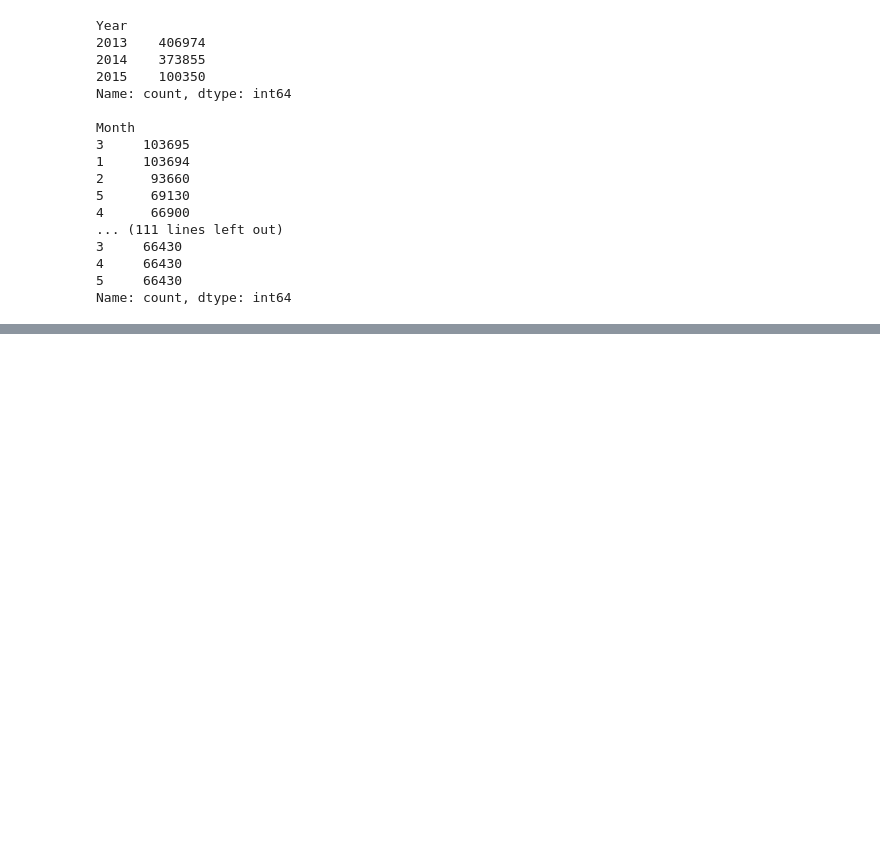
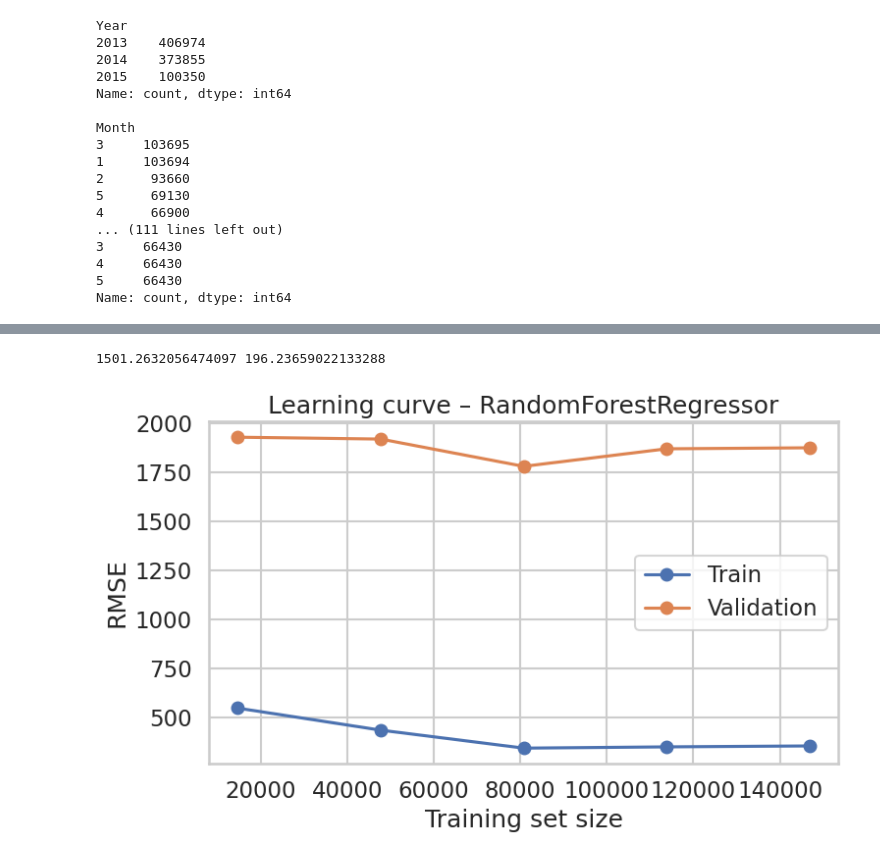
Before and after one commit to szymonczaja/Time-Series-Analysis, a Jupyter notebook: notebooks/02_feature_engineering.ipynb, the cells around one changed output, grey strips where cells are left out. Cells and saved outputs as stored; diff of their text form; code cells hidden in the pictures; blank space fills up the shorter version.

```diff
--- a/notebooks/02_feature_engineering.ipynb
+++ b/notebooks/02_feature_engineering.ipynb
@@ -219,6 +225,7 @@ class FeatureTransformer(BaseEstimator, TransformerMixin):
         self._calculate_months_since_promo2(X_copy)
         X_copy['Promo_SchoolHoliday_interaction'] = X_copy['Promo'] * X_copy['SchoolHoliday']
         X_copy['Promo_DayOfWeek_interaction'] = X_copy['Promo'] * X_copy['DayOfWeek']
+        X_copy['PromoInterval'] = X_copy['PromoInterval'].str.replace(',', '_')
         X_copy = X_copy.drop(columns=[
             "Date",
             "CompetitionOpenSinceMonth",
@@ -229,7 +236,8 @@ class FeatureTransformer(BaseEstimator, TransformerMixin):
             "CompetitionOpenSinceMonth_filled",
             "Promo2SinceYear_filled",
             "Promo2SinceWeek_filled",
-            "Promo2StartDate"])
+            "Promo2StartDate",
+            "Store"])
         return X_copy
 # %%
 ft = FeatureTransformer()
@@ -288,0 +543,41 @@ Name: count, dtype: int64
+# %%
+rf_pipeline = Pipeline([
+    ('feature_transformer', FeatureTransformer()),
+    ('preprocessor', preprocessor),
+    ('model', RandomForestRegressor(random_state=42))
+])
+
+scores = cross_val_score(rf_pipeline,
+                         X_train, y_train,
+                         cv=tscv,
+                         scoring='neg_root_mean_squared_error',
+                         n_jobs=-1)
+
+rmse_scores = -scores
+print(rmse_scores.mean(), rmse_scores.std())
+# %% [output]
+1501.2632056474097 196.23659022133288
+# %%
+train_sizes, train_scores, val_scores = learning_curve(
+    estimator=rf_pipeline,
+    X=X_train,
+    y=y_train,
+    cv=tscv,
+    scoring='neg_root_mean_squared_error',
+    train_sizes=np.linspace(0.1, 1.0, 5),
+    n_jobs=-1
+)
+train_rmse = -train_scores.mean(axis=1)
+val_rmse = -val_scores.mean(axis=1)
+
+plt.figure(figsize=(8, 5))
+plt.plot(train_sizes, train_rmse, marker="o", label="Train")
+plt.plot(train_sizes, val_rmse, marker="o", label="Validation")
+plt.xlabel("Training set size")
+plt.ylabel("RMSE")
+plt.title("Learning curve – RandomForestRegressor")
+plt.legend()
+plt.tight_layout()
+plt.show()
+# %% [output]
+[figure, added]
```
Also changed, not shown: parts of 24 cells of this notebook.
